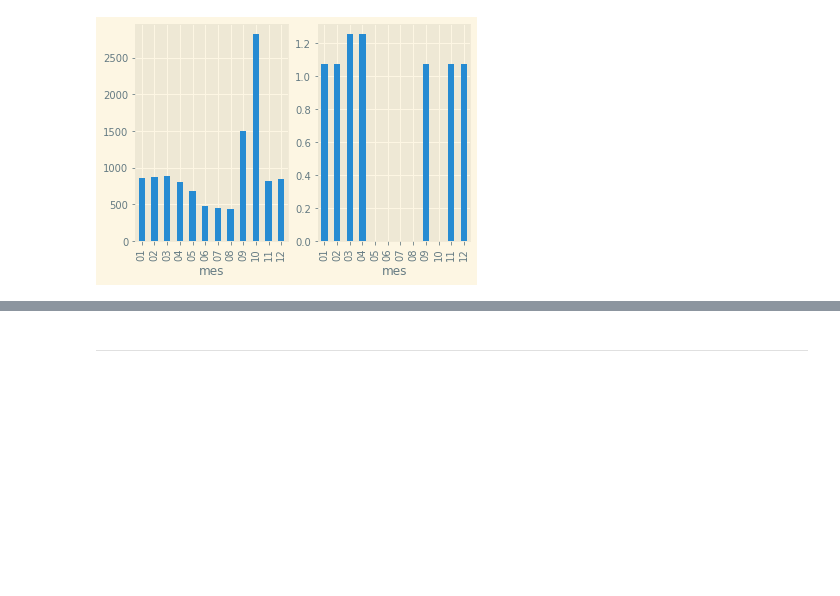
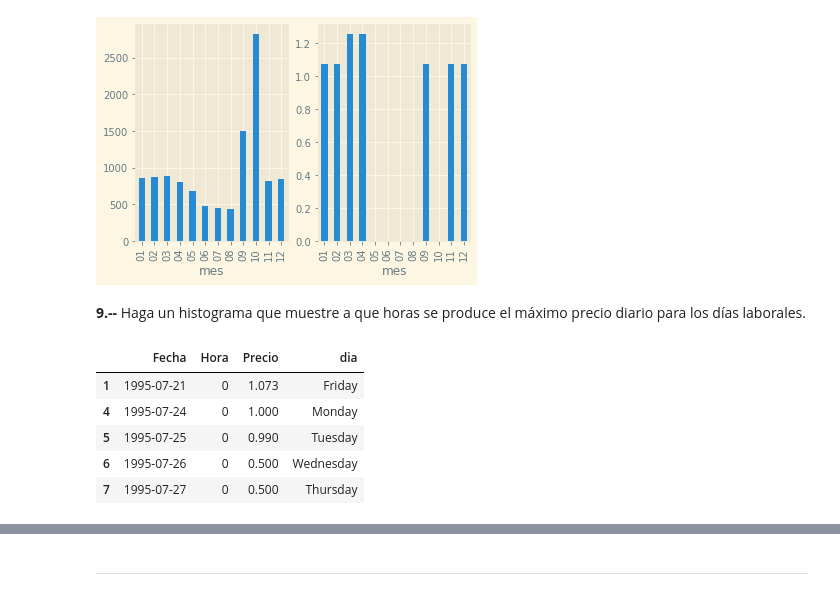
Before and after one commit to cda-2019-01/lab-analisis-exploratorio-de-datos-jgarciade, a Jupyter notebook: LAB-precios-electricidad.ipynb, the cells around one changed output, grey strips where cells are left out. Saved outputs shown, nothing was run; the diff lists cells and outputs as text; code cells hidden in the pictures; blank space fills up the shorter version.

```diff
--- a/LAB-precios-electricidad.ipynb
+++ b/LAB-precios-electricidad.ipynb
@@ -204,3 +203,19 @@ df_min.plot(kind='bar', ax=axes[1])
 <matplotlib.axes._subplots.AxesSubplot at 0x...>
 <Figure size 2160x1440 with 0 Axes>
 [figure]
+# %% [markdown]
+**9.--** Haga un histograma que muestre a que horas se produce el máximo precio diario para los días laborales.
+# %%
+df_day = dfunique.copy()
+df_day['dia'] =  df_day[['Fecha']].apply(lambda x: dt.datetime.strftime(x['Fecha'], '%A'), axis=1)
+df_day = df_day[~(df_day['dia']=='Saturday')]
+df_day = df_day[~(df_day['dia']=='Sunday')]
+df_day.sort_values(by=['Fecha','Hora']).reset_index()
+df_day.head()
+# %% [output]
+|  | Fecha | Hora | Precio | dia |
+| 1 | 1995-07-21 | 0 | 1.073 | Friday |
+| 4 | 1995-07-24 | 0 | 1.000 | Monday |
+| 5 | 1995-07-25 | 0 | 0.990 | Tuesday |
+| 6 | 1995-07-26 | 0 | 0.500 | Wednesday |
+| 7 | 1995-07-27 | 0 | 0.500 | Thursday |
```
Also changed, not shown: parts of 4 cells of this notebook.
